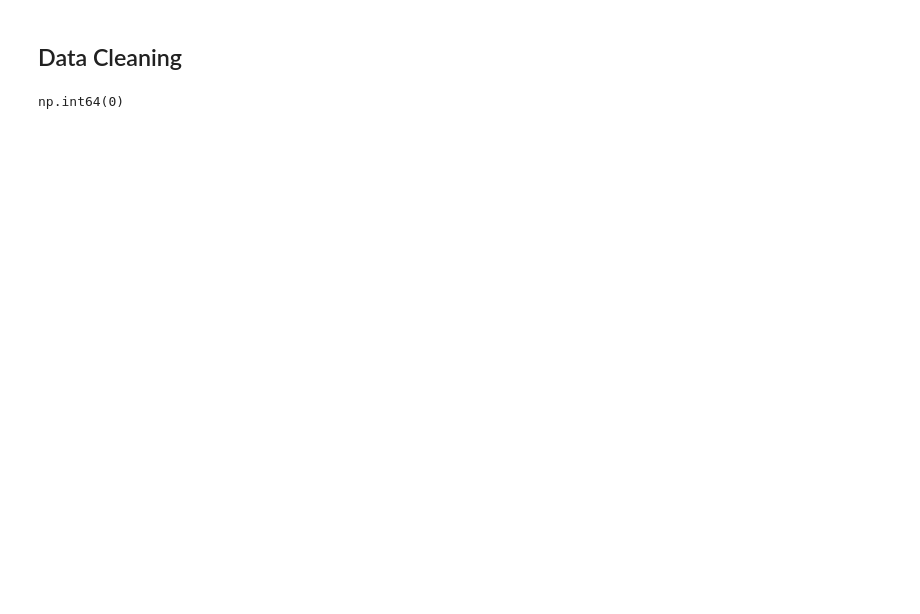
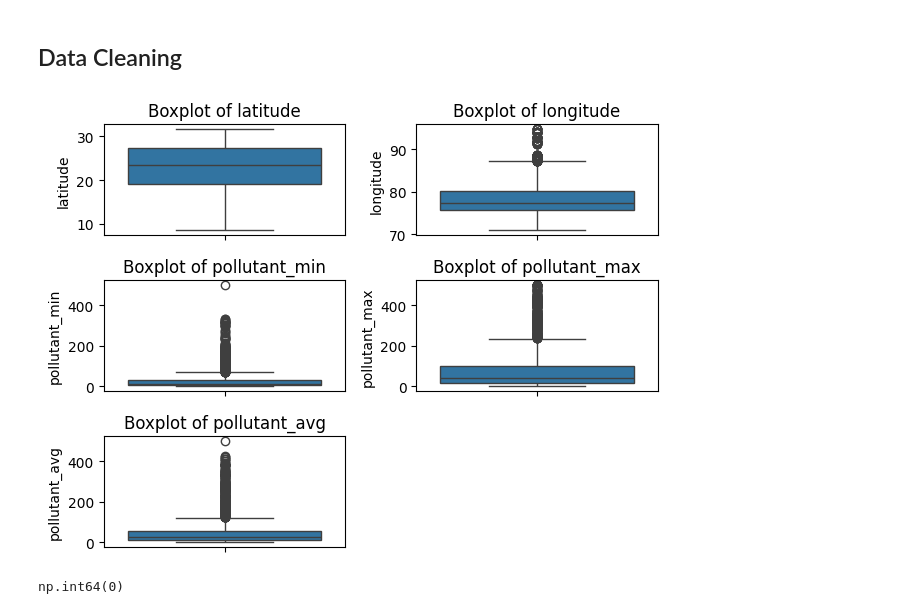
Before and after one commit to Alibubere/AQI_Analysis, a Jupyter notebook: AQI_Analysis.ipynb, the cells around one changed output. Cells and saved outputs as stored; diff of their text form; code cells hidden in the pictures; blank space fills up the shorter version.

```diff
--- a/AQI_Analysis.ipynb
+++ b/AQI_Analysis.ipynb
@@ -85,0 +77,12 @@ data=data[data['pollutant_min']<400]
+# %%
+numerical_col = data.select_dtypes(include=['int64','float64'])
+# %%
+for i , col in enumerate(numerical_col,1):
+    plt.subplot(3, 2, i)
+    sns.boxplot(data[col])
+    plt.title(f"Boxplot of {col}")
+
+plt.tight_layout()
+plt.show()
+# %% [output]
+[figure, added]
```
Also changed, not shown: parts of 11 cells of this notebook.
